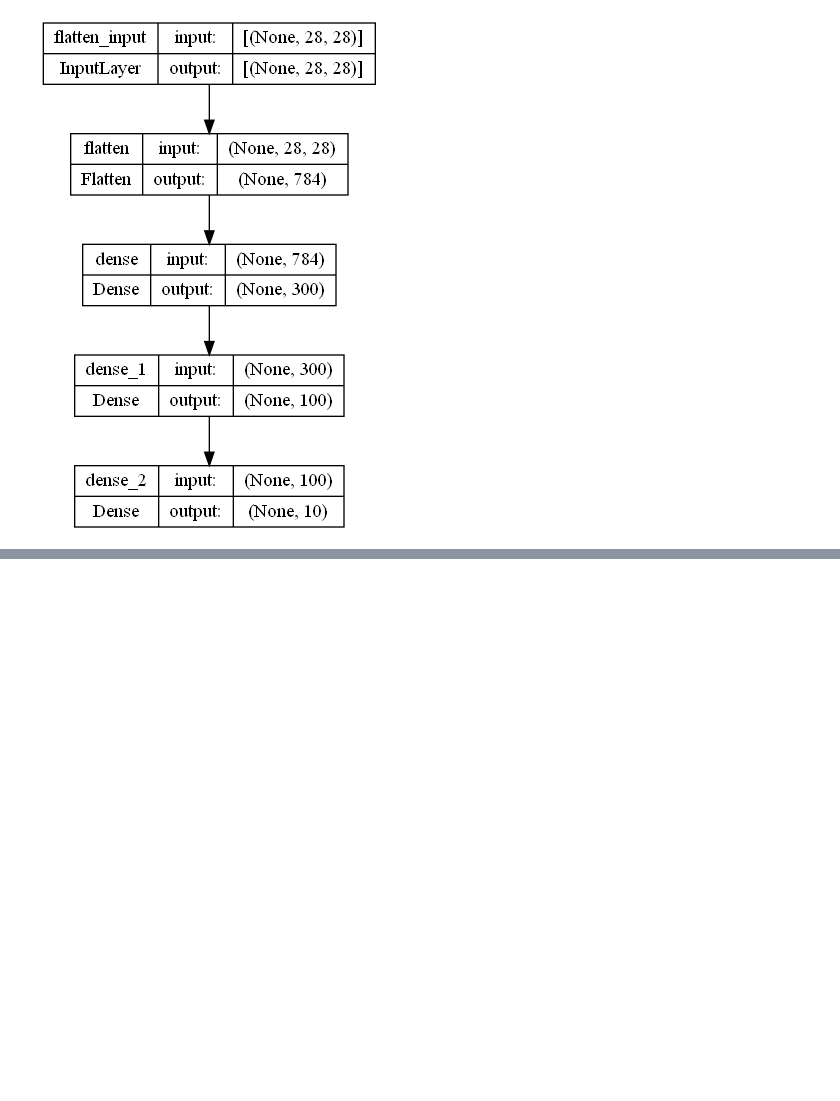
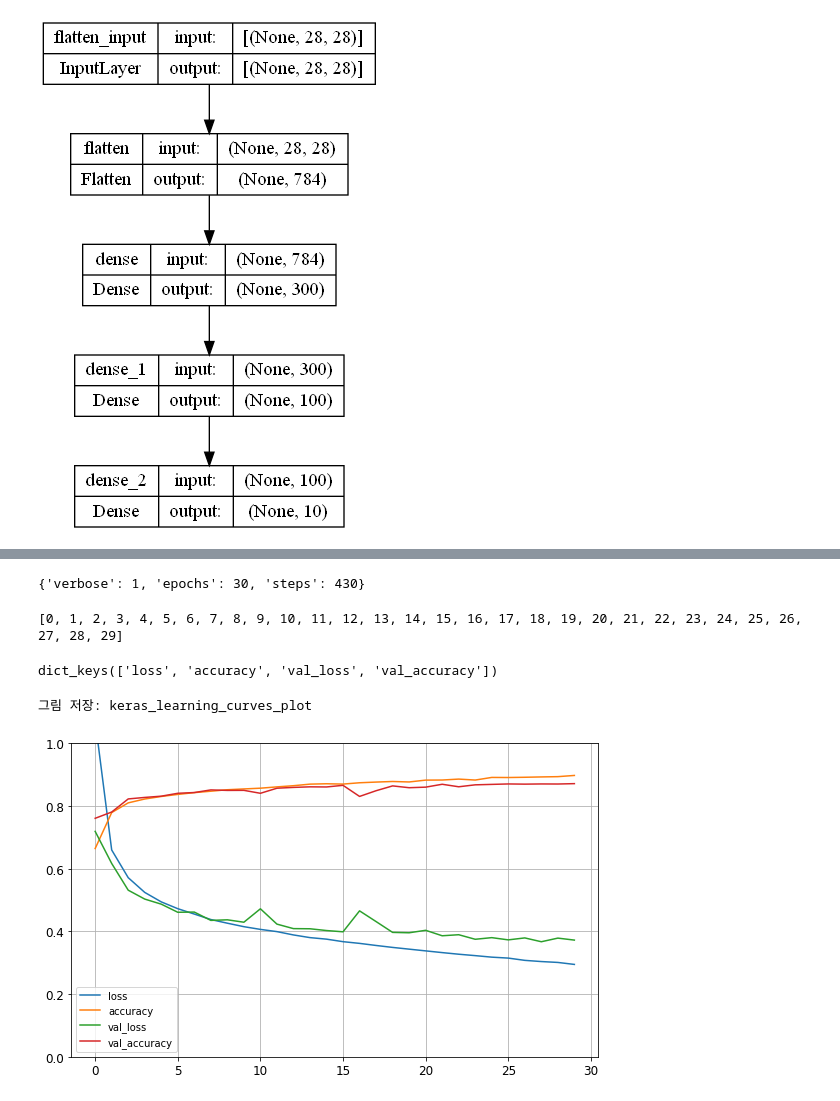
Before and after one commit to r0cd7b/Machine_Learning, a Jupyter notebook: Neural_Nets_With_Keras.ipynb, the cells around one changed output, grey strips where cells are left out. Cells and saved outputs as stored; diff of their text form; code cells hidden in the pictures; blank space fills up the shorter version.

```diff
--- a/Neural_Nets_With_Keras.ipynb
+++ b/Neural_Nets_With_Keras.ipynb
@@ -280,0 +337,2 @@ keras.utils.plot_model(model, os.path.join(IMAGES_PATH, "my_fashion_mnist_model.
+# %%
+model.compile(loss="sparse_categorical_crossentropy", optimizer="sgd", metrics=["accuracy"])
@@ -280,0 +348,2 @@ keras.utils.plot_model(model, os.path.join(IMAGES_PATH, "my_fashion_mnist_model.
+# %%
+history = model.fit(X_train[::4], y_train[::4], epochs=30, validation_data=(X_valid, y_valid))
@@ -280,0 +368,23 @@ keras.utils.plot_model(model, os.path.join(IMAGES_PATH, "my_fashion_mnist_model.
+# %%
+history.params
+# %% [output]
+{'verbose': 1, 'epochs': 30, 'steps': 430}
+# %%
+print(history.epoch)
+# %% [output]
+[0, 1, 2, 3, 4, 5, 6, 7, 8, 9, 10, 11, 12, 13, 14, 15, 16, 17, 18, 19, 20, 21, 22, 23, 24, 25, 26, 27, 28, 29]
+# %%
+history.history.keys()
+# %% [output]
+dict_keys(['loss', 'accuracy', 'val_loss', 'val_accuracy'])
+# %%
+import pandas as pd
+
+pd.DataFrame(history.history).plot(figsize=(8, 5))
+plt.grid(True)
+plt.gca().set_ylim(0, 1)
+save_fig("keras_learning_curves_plot")
+plt.show()
+# %% [output]
+그림 저장: keras_learning_curves_plot
+[figure, added]
```
Also changed, not shown: parts of 16 cells of this notebook, 2 other files.
